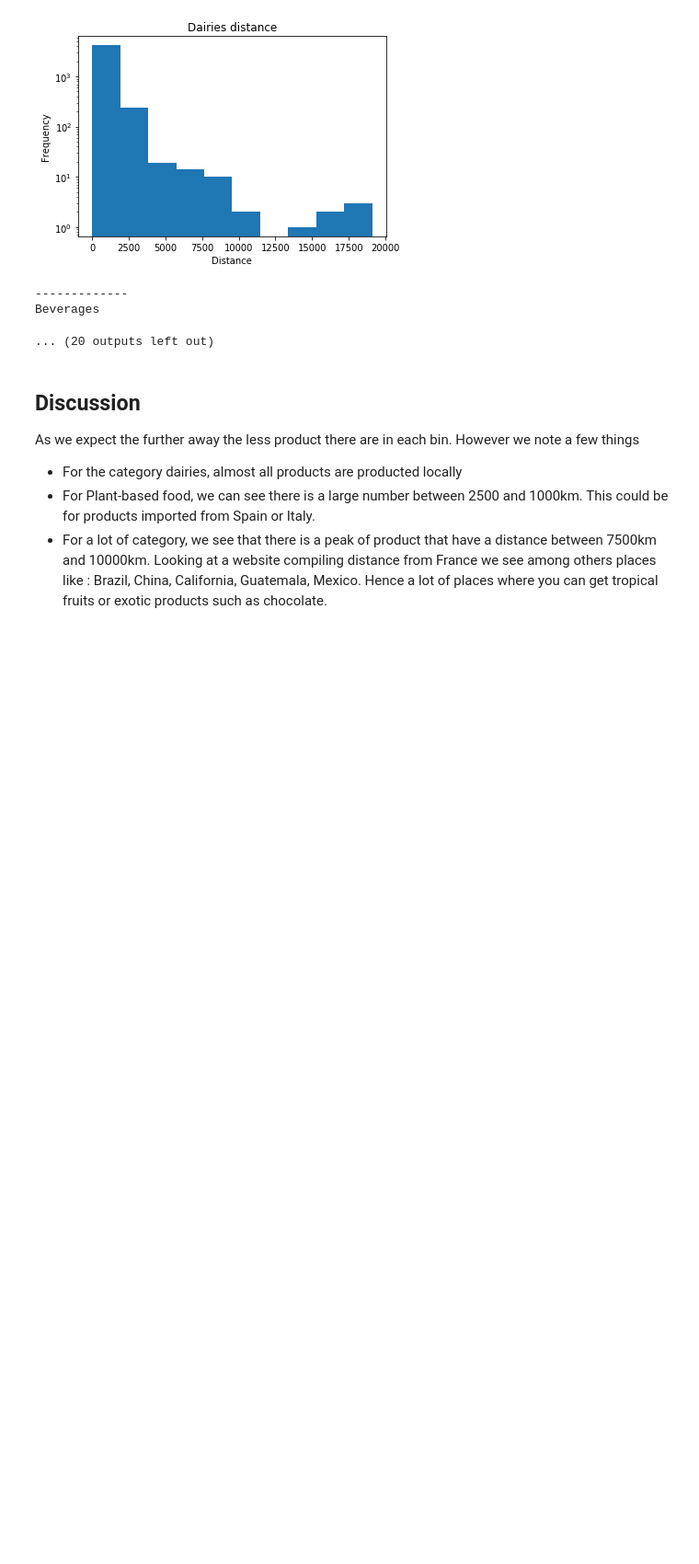
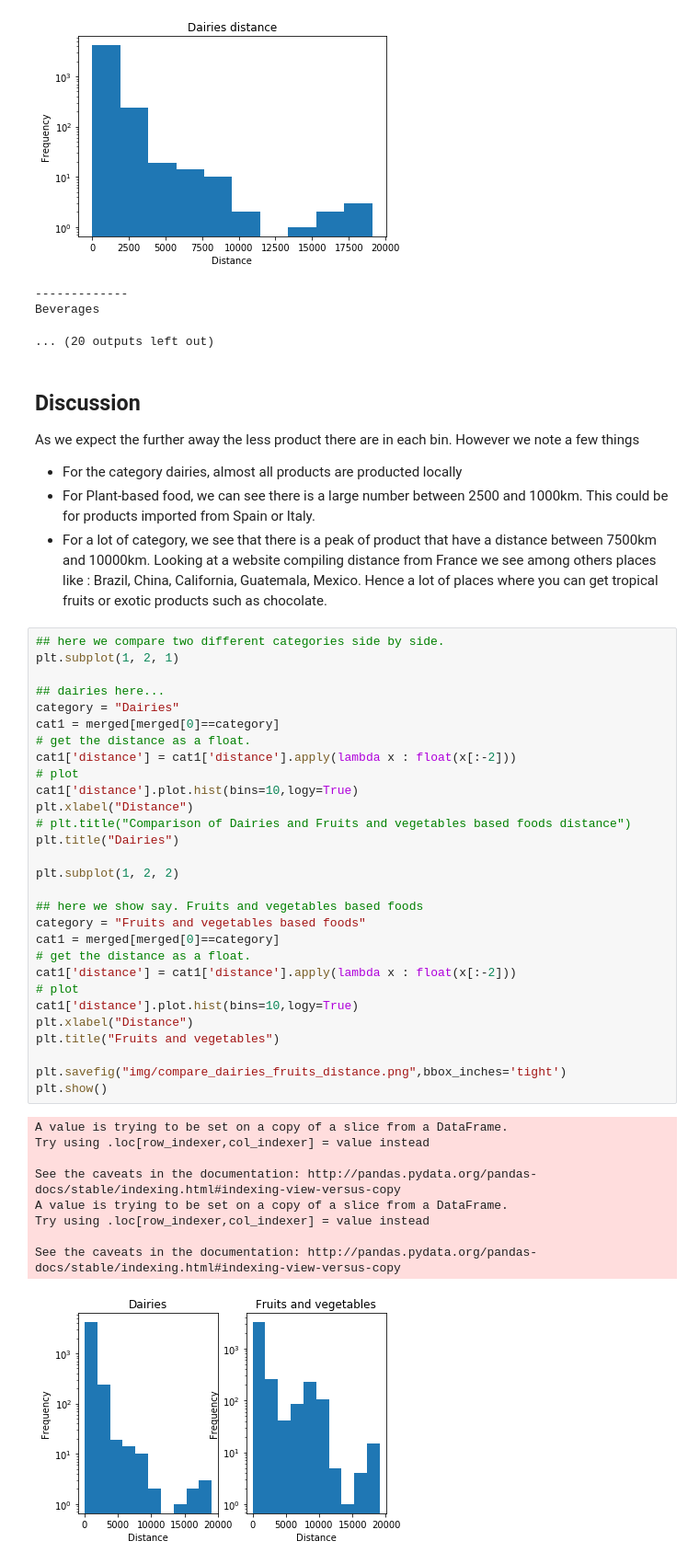
Before and after one commit to lanzrein/ada_project, a Jupyter notebook: MilestoneFinal.ipynb, the cells around one changed output. Shown at 92% size. Saved outputs shown, nothing was run; the diff lists cells and outputs as text; blank space fills up the shorter version.

```diff
--- a/MilestoneFinal.ipynb
+++ b/MilestoneFinal.ipynb
@@ -1787,3 +1787,42 @@ Beverages
 <li> For Plant-based food, we can see there is a large number between 2500 and 1000km. This could be for products imported from Spain or Italy. </li>
 <li> For a lot of category, we see that there is a peak of product that have a distance between 7500km and 10000km. Looking at a website compiling distance from France we see among others places like : Brazil, China, California, Guatemala, Mexico. Hence a lot of places where you can get tropical fruits or exotic products such as chocolate. </li>
 </ul>
+# %%
+## here we compare two different categories side by side.
+plt.subplot(1, 2, 1)
+
+## dairies here...
+category = "Dairies"
+cat1 = merged[merged[0]==category]
+# get the distance as a float.
+cat1['distance'] = cat1['distance'].apply(lambda x : float(x[:-2]))
+# plot
+cat1['distance'].plot.hist(bins=10,logy=True)
+plt.xlabel("Distance")
+# plt.title("Comparison of Dairies and Fruits and vegetables based foods distance")
+plt.title("Dairies")
+
+plt.subplot(1, 2, 2)
+
+## here we show say. Fruits and vegetables based foods
+category = "Fruits and vegetables based foods"
+cat1 = merged[merged[0]==category]
+# get the distance as a float.
+cat1['distance'] = cat1['distance'].apply(lambda x : float(x[:-2]))
+# plot
+cat1['distance'].plot.hist(bins=10,logy=True)
+plt.xlabel("Distance")
+plt.title("Fruits and vegetables")
+
+plt.savefig("img/compare_dairies_fruits_distance.png",bbox_inches='tight')
+plt.show()
+# %% [output]
+A value is trying to be set on a copy of a slice from a DataFrame.
+Try using .loc[row_indexer,col_indexer] = value instead
+
+See the caveats in the documentation: http://pandas.pydata.org/pandas-docs/stable/indexing.html#indexing-view-versus-copy
+A value is trying to be set on a copy of a slice from a DataFrame.
+Try using .loc[row_indexer,col_indexer] = value instead
+
+See the caveats in the documentation: http://pandas.pydata.org/pandas-docs/stable/indexing.html#indexing-view-versus-copy
+[figure, added]
```
Also changed, not shown: parts of 1 cell of this notebook, 4 other files.
